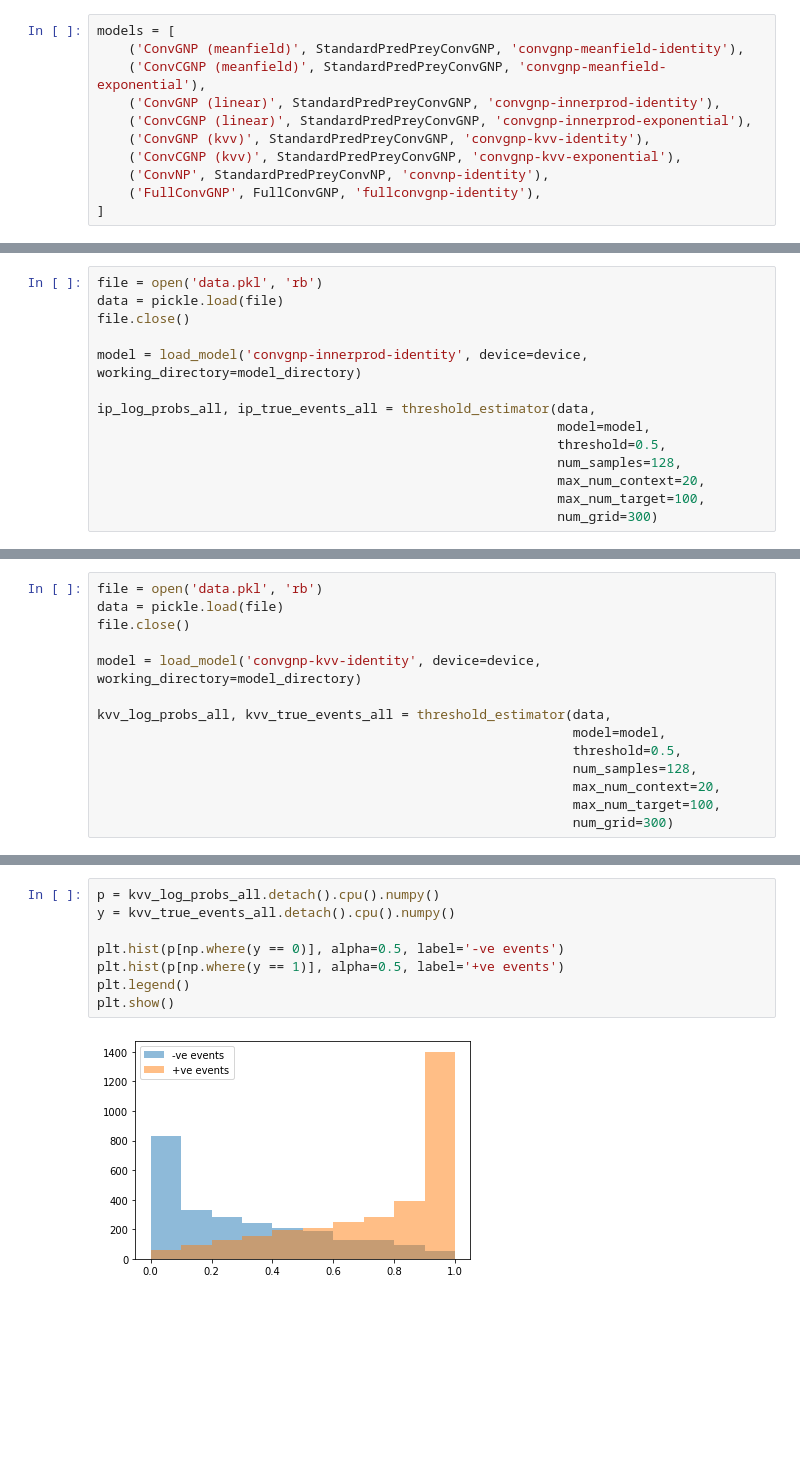
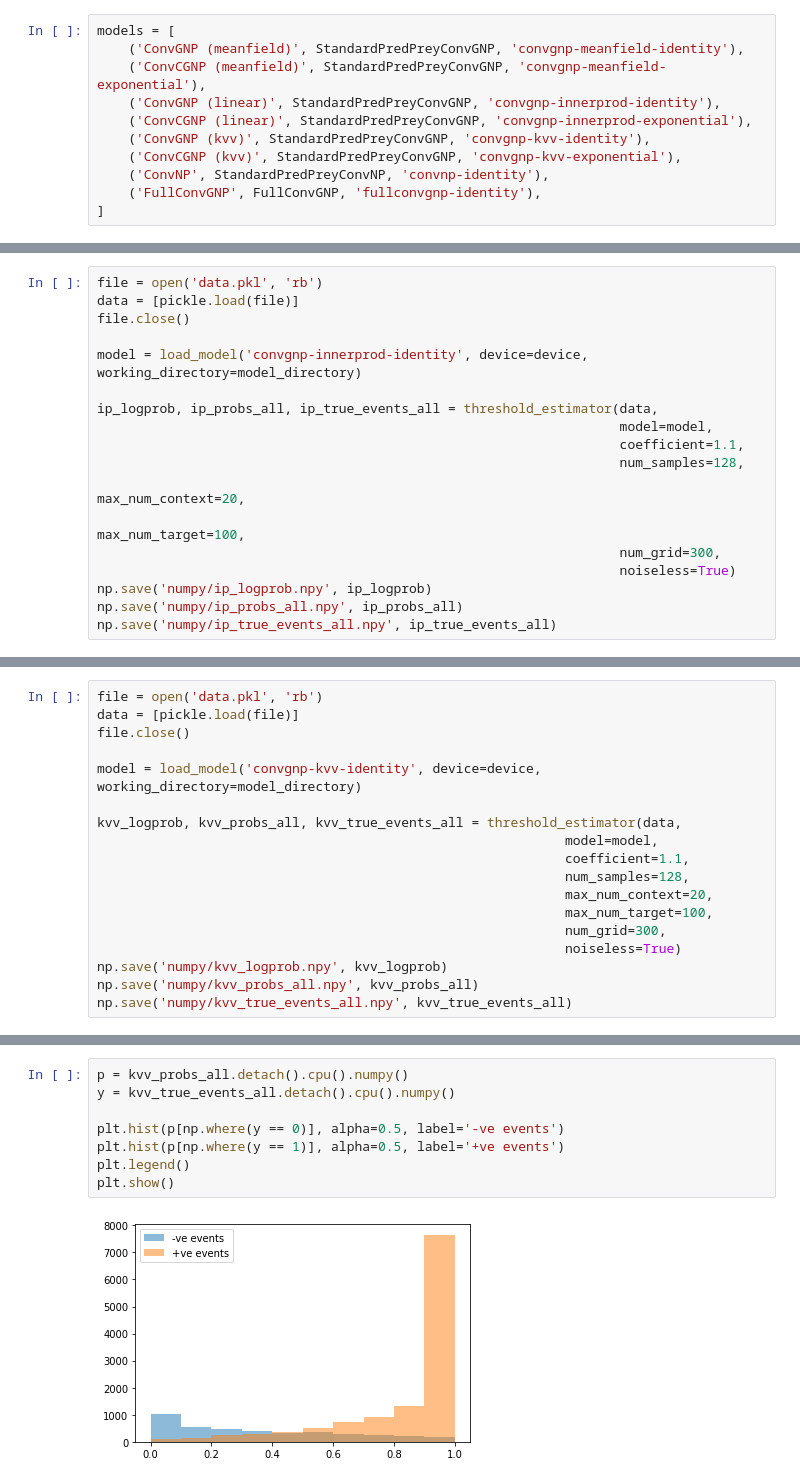
Before and after one commit to requeima/kernelcnp, a Jupyter notebook: notebooks/pred-prey-results/pred-prey-post-plots.ipynb, the cells around one changed output, grey strips where cells are left out. Cells and saved outputs as stored; diff of their text form; blank space fills up the shorter version.

```diff
--- a/notebooks/pred-prey-results/pred-prey-post-plots.ipynb
+++ b/notebooks/pred-prey-results/pred-prey-post-plots.ipynb
@@ -561,15 +460,19 @@ plt.show()
 # %%
 file = open('data.pkl', 'rb')
-data = pickle.load(file)
+data = [pickle.load(file)]
 file.close()
 
 model = load_model('convgnp-innerprod-identity', device=device, working_directory=model_directory)
 
-ip_log_probs_all, ip_true_events_all = threshold_estimator(data,
-                                                           model=model,
-                                                           threshold=0.5,
-                                                           num_samples=128,
-                                                           max_num_context=20,
-                                                           max_num_target=100,
-                                                           num_grid=300)
+ip_logprob, ip_probs_all, ip_true_events_all = threshold_estimator(data,
+                                                                   model=model,
+                                                                   coefficient=1.1,
+                                                                   num_samples=128,
+                                                                   max_num_context=20,
+                                                                   max_num_target=100,
+                                                                   num_grid=300,
+                                                                   noiseless=True)
+np.save('numpy/ip_logprob.npy', ip_logprob)
+np.save('numpy/ip_probs_all.npy', ip_probs_all)
+np.save('numpy/ip_true_events_all.npy', ip_true_events_all)
 # %% [output]
@@ -597,15 +506,19 @@ plt.show()
 # %%
 file = open('data.pkl', 'rb')
-data = pickle.load(file)
+data = [pickle.load(file)]
 file.close()
 
 model = load_model('convgnp-kvv-identity', device=device, working_directory=model_directory)
 
-kvv_log_probs_all, kvv_true_events_all = threshold_estimator(data,
-                                                             model=model,
-                                                             threshold=0.5,
-                                                             num_samples=128,
-                                                             max_num_context=20,
-                                                             max_num_target=100,
-                                                             num_grid=300)
+kvv_logprob, kvv_probs_all, kvv_true_events_all = threshold_estimator(data,
+                                                            model=model,
+                                                            coefficient=1.1,
+                                                            num_samples=128,
+                                                            max_num_context=20,
+                                                            max_num_target=100,
+                                                            num_grid=300,
+                                                            noiseless=True)
+np.save('numpy/kvv_logprob.npy', kvv_logprob)
+np.save('numpy/kvv_probs_all.npy', kvv_probs_all)
+np.save('numpy/kvv_true_events_all.npy', kvv_true_events_all)
 # %% [output]
@@ -623,10 +542,10 @@ kvv_log_probs_all, kvv_true_events_all = threshold_estimator(data,
 # %%
-p = kvv_log_probs_all.detach().cpu().numpy()
+p = kvv_probs_all.detach().cpu().numpy()
 y = kvv_true_events_all.detach().cpu().numpy()
 
 plt.hist(p[np.where(y == 0)], alpha=0.5, label='-ve events')
 plt.hist(p[np.where(y == 1)], alpha=0.5, label='+ve events')
 plt.legend()
 plt.show()
 # %% [output]
-[figure, old version]
+[figure, new version]
```
Also changed, not shown: parts of 19 cells of this notebook, 3 other files.
